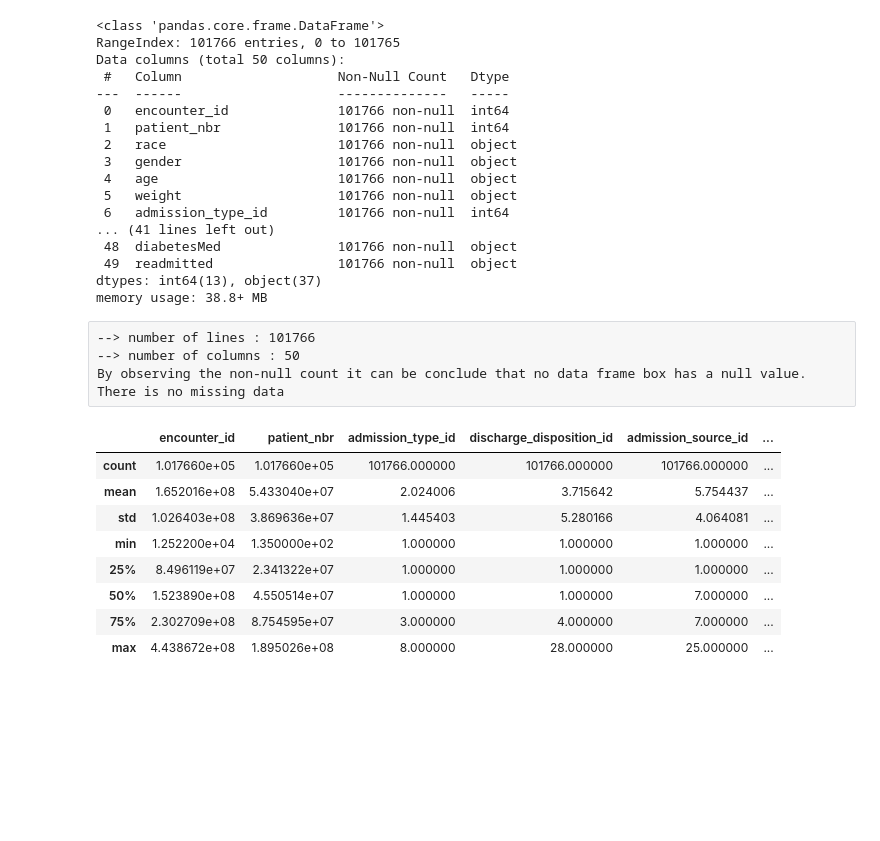
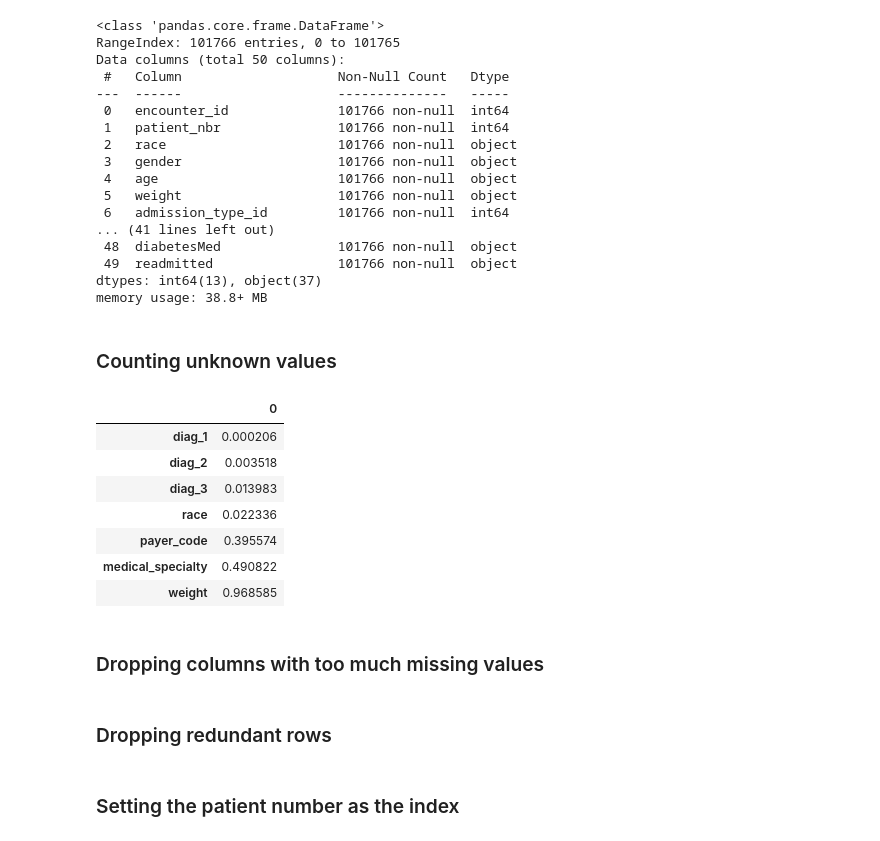
Before and after one commit to chlotmpo/python_data_analysis, a Jupyter notebook: diabetes_analysis.ipynb, the cells around one changed output. Cells and saved outputs as stored; diff of their text form; code cells hidden in the pictures; blank space fills up the shorter version.

```diff
--- a/diabetes_analysis.ipynb
+++ b/diabetes_analysis.ipynb
@@ -48,20 +54,5 @@ Data columns (total 50 columns):
  49  readmitted                101766 non-null  object
 dtypes: int64(13), object(37)
 memory usage: 38.8+ MB
-# %% [raw]
---> number of lines : 101766
---> number of columns : 50
-By observing the non-null count it can be conclude that no data frame box has a null value.
-There is no missing data
-# %%
-diabetes_df.describe()
-# %% [output]
-|  | encounter_id | patient_nbr | admission_type_id | discharge_disposition_id | admission_source_id | ... |
-| count | 1.017660e+05 | 1.017660e+05 | 101766.000000 | 101766.000000 | 101766.000000 | ... |
-| mean | 1.652016e+08 | 5.433040e+07 | 2.024006 | 3.715642 | 5.754437 | ... |
-| std | 1.026403e+08 | 3.869636e+07 | 1.445403 | 5.280166 | 4.064081 | ... |
-| min | 1.252200e+04 | 1.350000e+02 | 1.000000 | 1.000000 | 1.000000 | ... |
-| 25% | 8.496119e+07 | 2.341322e+07 | 1.000000 | 1.000000 | 1.000000 | ... |
-| 50% | 1.523890e+08 | 4.550514e+07 | 1.000000 | 1.000000 | 7.000000 | ... |
-| 75% | 2.302709e+08 | 8.754595e+07 | 3.000000 | 4.000000 | 7.000000 | ... |
-| max | 4.438672e+08 | 1.895026e+08 | 8.000000 | 28.000000 | 25.000000 | ... |
+# %% [markdown]
+### Counting unknown values
@@ -67,0 +61,17 @@ diabetes_df.describe()
+# %%
+missing_values = diabetes_df.isna().sum() / len(diabetes_df)
+missing_values = missing_values[missing_values > 0]
+missing_values.sort_values(inplace=True)
+missing_values = missing_values.to_frame()
+missing_values
+# %% [output]
+|  | 0 |
+| diag_1 | 0.000206 |
+| diag_2 | 0.003518 |
+| diag_3 | 0.013983 |
+| race | 0.022336 |
+| payer_code | 0.395574 |
+| medical_specialty | 0.490822 |
+| weight | 0.968585 |
+# %% [markdown]
+### Dropping columns with too much missing values
@@ -67,0 +80,2 @@ diabetes_df.describe()
+# %% [markdown]
+### Dropping redundant rows
@@ -67,0 +84,2 @@ diabetes_df.describe()
+# %% [markdown]
+### Setting the patient number as the index
```
Also changed, not shown: parts of 28 cells of this notebook, 4 other files.
